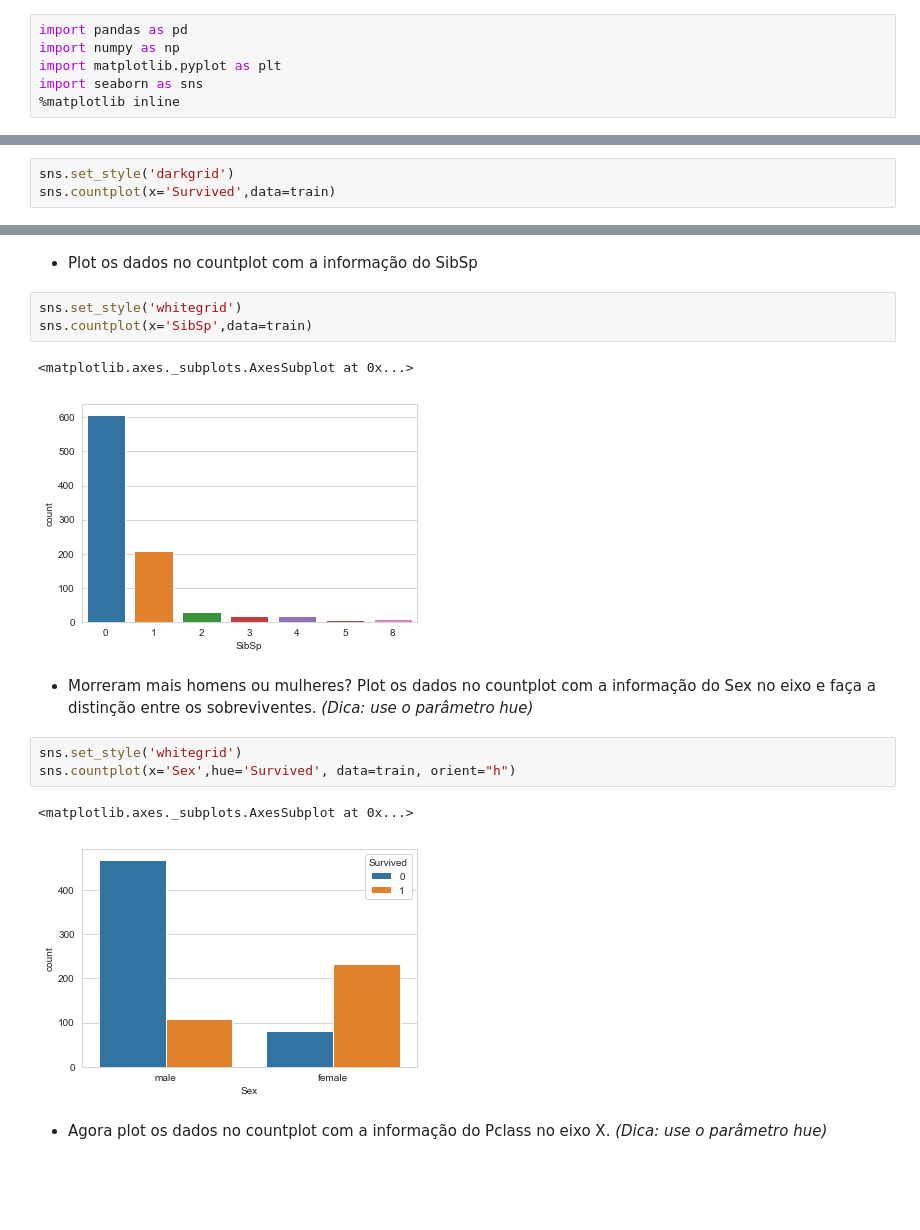
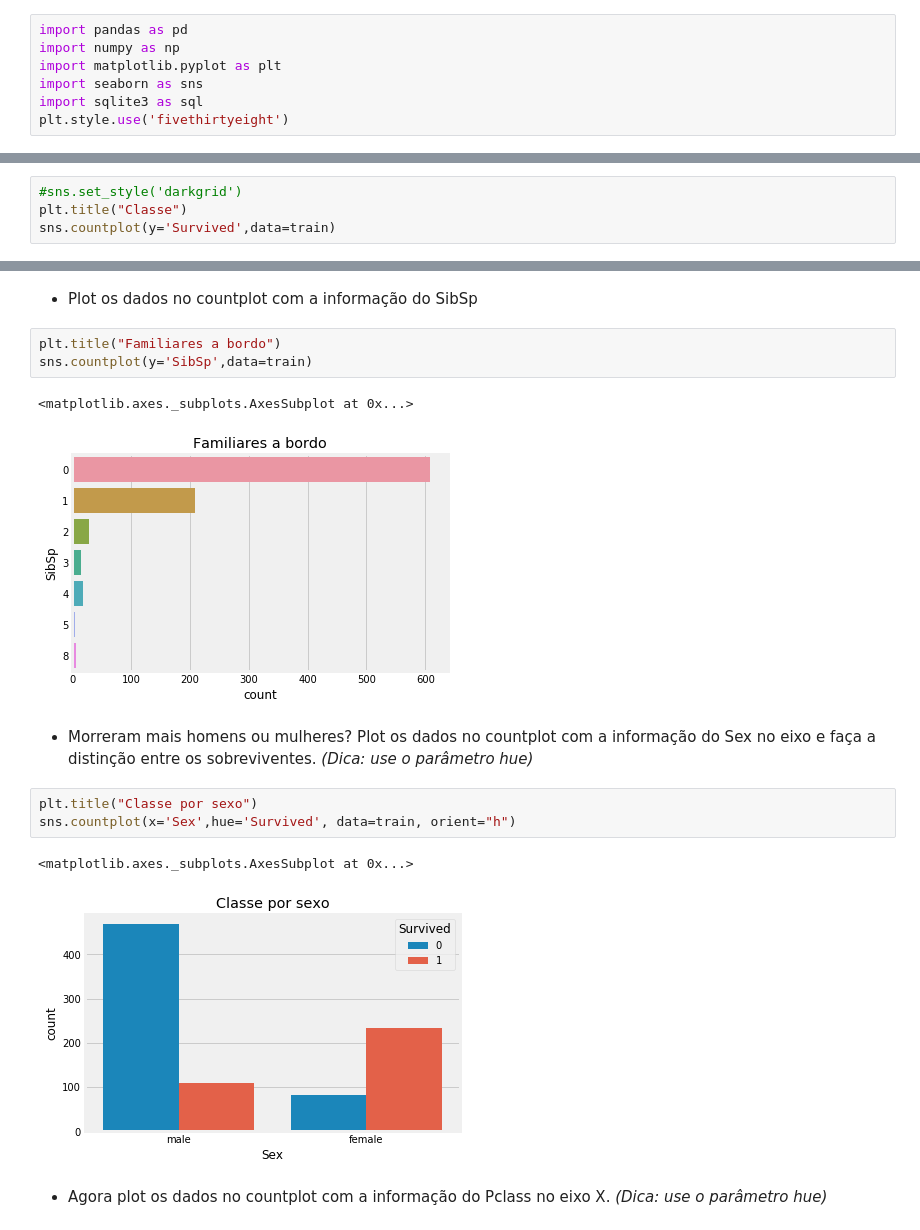
Before and after one commit to alexssandroos/learn_treinamento_atl, a Jupyter notebook: notebooks/Feature_Engineering/Pre_Processamento.ipynb, the cells around one changed output, grey strips where cells are left out. Saved outputs shown, nothing was run; the diff lists cells and outputs as text; blank space fills up the shorter version.

```diff
--- a/notebooks/Feature_Engineering/Pre_Processamento.ipynb
+++ b/notebooks/Feature_Engineering/Pre_Processamento.ipynb
@@ -36,7 +36,8 @@ import pandas as pd
 import numpy as np
 import matplotlib.pyplot as plt
 import seaborn as sns
-%matplotlib inline
+import sqlite3 as sql
+plt.style.use('fivethirtyeight')
 # %% [markdown]
 ## 1. Acessando os dados
 # %% [markdown]
@@ -113,7 +127,8 @@ percent_null(train)
 ## + Atividades
 - Veja o exemplo abaixo e realize as seguintes atividades
 # %%
-sns.set_style('darkgrid')
-sns.countplot(x='Survived',data=train)
+#sns.set_style('darkgrid')
+plt.title("Classe")
+sns.countplot(y='Survived',data=train)
 # %% [output]
 <matplotlib.axes._subplots.AxesSubplot at 0x...>
@@ -121,19 +136,19 @@ sns.countplot(x='Survived',data=train)
 # %% [markdown]
   - Plot os dados no countplot com a informação do SibSp
 # %%
-sns.set_style('whitegrid')
-sns.countplot(x='SibSp',data=train)
+plt.title("Familiares a bordo")
+sns.countplot(y='SibSp',data=train)
 # %% [output]
 <matplotlib.axes._subplots.AxesSubplot at 0x...>
-[figure, old version]
+[figure, new version]
 # %% [markdown]
 - Morreram mais homens ou mulheres? Plot os dados no countplot com a informação do Sex no eixo e faça a distinção entre os sobreviventes. *(Dica: use o parâmetro hue)*
 # %%
-sns.set_style('whitegrid')
+plt.title("Classe por sexo")
 sns.countplot(x='Sex',hue='Survived', data=train, orient="h")
 # %% [output]
 <matplotlib.axes._subplots.AxesSubplot at 0x...>
-[figure, old version]
+[figure, new version]
 # %% [markdown]
  - Agora plot os dados no countplot com a informação do Pclass no eixo X. *(Dica: use o parâmetro hue)*
 # %%
```
Also changed, not shown: parts of 8 cells of this notebook.
